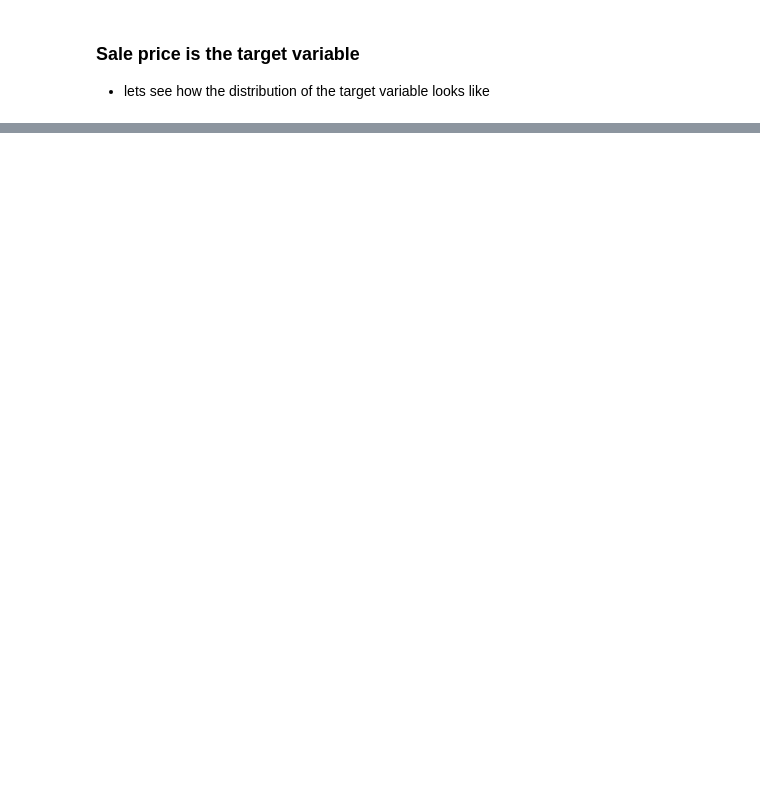
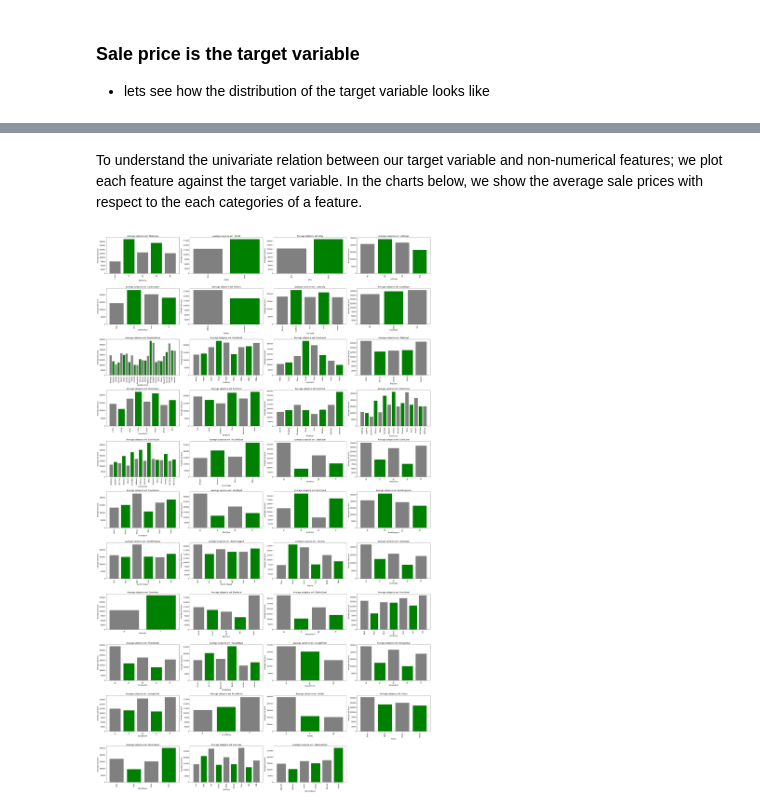
Before and after one commit to tparveen/TF-DataScience, a Jupyter notebook: 18-Supervised_learning_Regression_problems/18-2-Drill-OLS-ordinary-least-squares.ipynb, the cells around one changed output, grey strips where cells are left out. Saved outputs shown, nothing was run; the diff lists cells and outputs as text; code cells hidden in the pictures; blank space fills up the shorter version.

```diff
--- a/18-Supervised_learning_Regression_problems/18-2-Drill-OLS-ordinary-least-squares.ipynb
+++ b/18-Supervised_learning_Regression_problems/18-2-Drill-OLS-ordinary-least-squares.ipynb
@@ -78,3 +113,7 @@ PoolArea: Pool area in square feet
 Fence: Fence quality
 SaleType: Type of sale
 SaleCondition: Condition of sale
+# %%
+non_numeric_columns = housePrices_df.select_dtypes(['object']).columns
+print(non_numeric_columns)
+print("The number of non-numerical columns is {}".format(len(non_numeric_columns)))
@@ -145,0 +198,18 @@ plt.show()
+# %% [markdown]
+To understand the univariate relation between our target variable and non-numerical features; we plot each feature against the target variable. In the charts below, we show the average sale prices with respect to the each categories of a feature.
+# %%
+plt.figure(figsize=(30,50))
+
+for index, column in enumerate(non_numeric_columns):
+    plt.subplot(11,4,index+1)
+    plt.bar(housePrices_df.groupby(column)["SalePrice"].mean().index, housePrices_df.groupby(column)["SalePrice"].mean(),
+           color=("grey","green"))
+    plt.title("Average saleprice wrt. {}".format(column))
+    plt.ylabel("Average sale price")
+    plt.xlabel(column)
+    plt.xticks(rotation='vertical')
+
+plt.tight_layout()
+plt.show()
+# %% [output]
+[figure, added]
```
Also changed, not shown: parts of 29 cells of this notebook.
